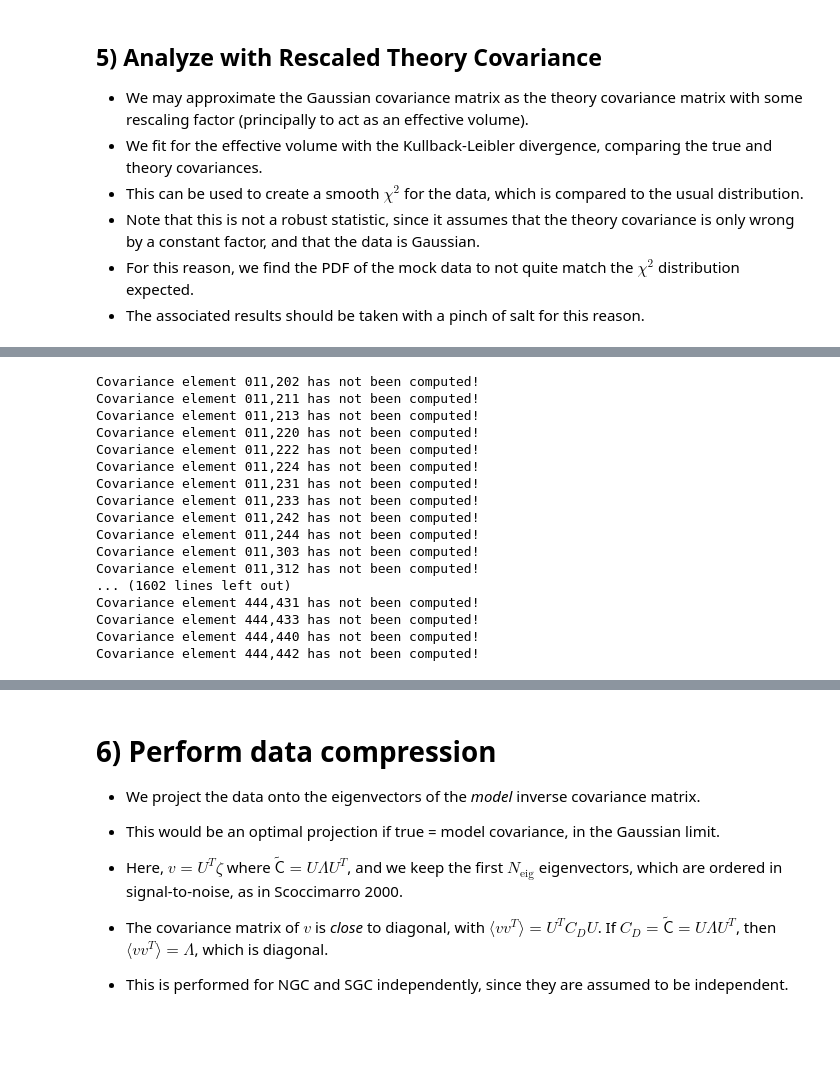
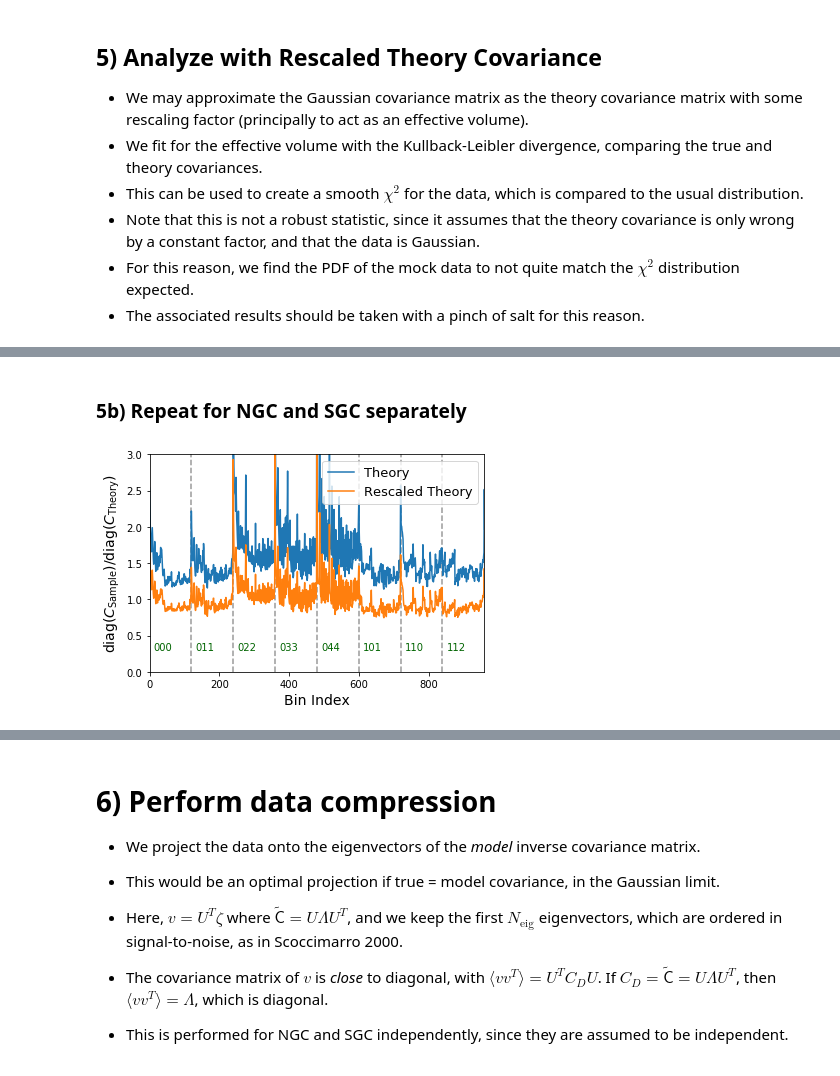
Before and after one commit to oliverphilcox/Parity-Even-4PCF, a Jupyter notebook: BOSS Even-Parity 4PCFs.ipynb, the cells around one changed output, grey strips where cells are left out. Drawn from its saved outputs; the diff is of its cells as text; code cells hidden in the pictures; blank space fills up the shorter version.

```diff
--- a/BOSS Even-Parity 4PCFs.ipynb
+++ b/BOSS Even-Parity 4PCFs.ipynb
@@ -442,0 +409,2 @@ Effective sigmas: inf
+# %% [markdown]
+### 5b) Repeat for NGC and SGC separately
@@ -443,12 +469,10 @@ Effective sigmas: inf
 # %%
-patch = 'ngc'
-
 ### Load rescaled theory covariances
 def load_rescaled_theory_cov(patch):
     if patch=='ngc':
-        cov_file = '/projects/QUIJOTE/Oliver/npcf/gaussian_cov/4pcf_patchy_ngc_z0d57_connected_nbar8.9E-05_all_fit.cov'
+        cov_file = '/projects/QUIJOTE/Oliver/npcf/gaussian_cov/4pcf_patchy_ngc_z0d57_connected_nbar2.0E-04_10rbins_all_fit.cov'
     elif patch=='sgc':
-        raise Exception("SGC covariance not found!")
+        cov_file = '/projects/QUIJOTE/Oliver/npcf/gaussian_cov/4pcf_patchy_sgc_z0d57_connected_nbar2.1E-04_10rbins_all_fit.cov'
     cov_dat = pickle.load(open(cov_file, "rb"))
 
     # Construct covariance
@@ -467,22 +491,28 @@ def load_rescaled_theory_cov(patch):
             theory_cov[i*n_radial:(i+1)*n_radial,j*n_radial:(j+1)*n_radial] = this_cov[radial_filt][:,radial_filt]
     return theory_cov
 
-resc_cov = load_rescaled_theory_cov(patch)
+resc_covN = load_rescaled_theory_cov('ngc')
+resc_covS = load_rescaled_theory_cov('sgc')
+inv_resc_covN = np.linalg.inv(resc_covN)
+inv_resc_covS = np.linalg.inv(resc_covS)
+
+# Compute chi^2 using this rescaled model
+resc_chi2N = np.sum(filt_flat_fourpcfN.T*np.matmul(inv_resc_covN,filt_flat_fourpcfN.T),axis=0)
+resc_chi2S = np.sum(filt_flat_fourpcfS.T*np.matmul(inv_resc_covS,filt_flat_fourpcfS.T),axis=0)
+
+resc_chi2_bossN = np.sum((filt_flat_fourpcf_bossN)*np.matmul(inv_resc_covN,filt_flat_fourpcf_bossN))
+resc_chi2_bossS = np.sum((filt_flat_fourpcf_bossS)*np.matmul(inv_resc_covS,filt_flat_fourpcf_bossS))
-# %% [output]
-Covariance element 011,202 has not been computed!
-Covariance element 011,211 has not been computed!
-Covariance element 011,213 has not been computed!
-Covariance element 011,220 has not been computed!
-Covariance element 011,222 has not been computed!
-Covariance element 011,224 has not been computed!
-Covariance element 011,231 has not been computed!
-Covariance element 011,233 has not been computed!
-Covariance element 011,242 has not been computed!
-Covariance element 011,244 has not been computed!
-Covariance element 011,303 has not been computed!
-Covariance element 011,312 has not been computed!
-... (1602 lines left out)
-Covariance element 444,431 has not been computed!
-Covariance element 444,433 has not been computed!
-Covariance element 444,440 has not been computed!
-Covariance element 444,442 has not been computed!
+# %%
+plt.plot(np.diag(covN)/np.diag(theory_covN),label='Theory')
+plt.plot(np.diag(covN)/np.diag(resc_covN),label='Rescaled Theory')
+plt.ylabel(r'$\mathrm{diag}(C_{\rm Sample})/\mathrm{diag}(C_{\rm Theory})$',fontsize=14)
+plt.legend(fontsize=13,loc='upper right')
+plt.xlim([0,n_max*n_radial])
+plt.ylim([0,3])
+for i in range(n_max):
+    if i!=0: plt.vlines(n_radial*i,0,4,linestyles='--',alpha=0.4)
+    plt.text(n_radial*i+n_radial/10,0.3,'%d%d%d'%(ells[0][ang_filt][i],ells[1][ang_filt][i],ells[2][ang_filt][i]),color='darkgreen',size=10)
+plt.xlabel(r'Bin Index',fontsize=14)
+plt.savefig(plot_dir+'vol_rescaled_variance_comparison.pdf',bbox_inches='tight')
+# %% [output]
+[figure, added]
```
Also changed, not shown: parts of 42 cells of this notebook, 23 other files.
